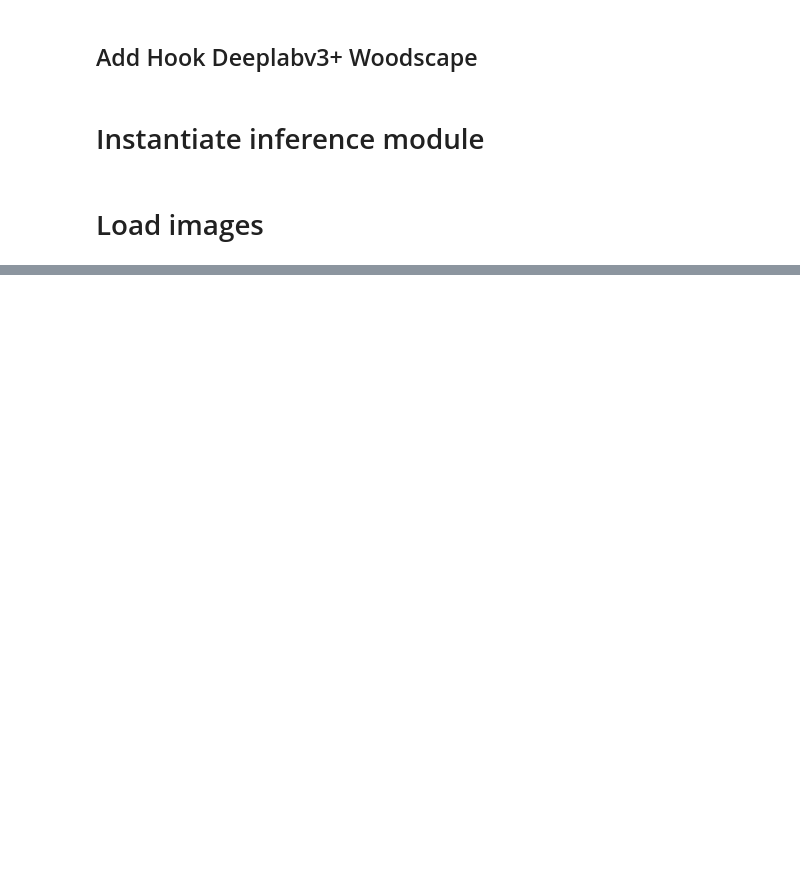
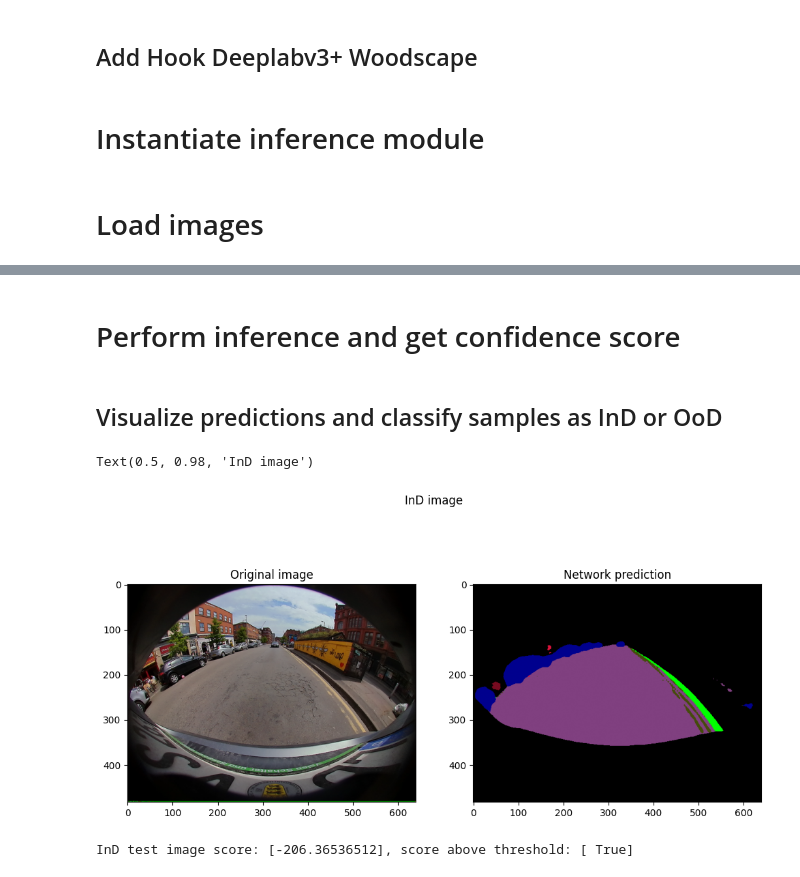
Before and after one commit to danielm322/OoO_Detection, a Jupyter notebook: examples/3_performing_inference.ipynb, the cells around one changed output, grey strips where cells are left out. Drawn from its saved outputs; the diff is of its cells as text; code cells hidden in the pictures; blank space fills up the shorter version.

```diff
--- a/examples/3_performing_inference.ipynb
+++ b/examples/3_performing_inference.ipynb
@@ -155 +209,3 @@ ood_img
+# %% [markdown]
+# Perform inference and get confidence score
 # %%
@@ -159,0 +217,32 @@ ood_prediction, ood_img_score = larem_inference_module.get_score(ood_tensor_img,
+# %% [markdown]
+## Visualize predictions and classify samples as InD or OoD
+# %%
+# Transform prediction maps to visualize predictions
+argmax_pred_ind = torch.argmax(ind_prediction.squeeze(0), dim=0)
+argmax_pred_ood0 = torch.argmax(ood_prediction0.squeeze(0), dim=0)
+argmax_pred_ood1 = torch.argmax(ood_prediction1.squeeze(0), dim=0)
+ind_pred_img = ws_dm_normal_dlv3p.woodscape_ds_valid.decode_segmap(
+    argmax_pred_ind.cpu().numpy()
+)
+ood_pred_img0 = ws_dm_normal_dlv3p.woodscape_ds_valid.decode_segmap(
+    argmax_pred_ood0.cpu().numpy()
+)
+ood_pred_img1 = ws_dm_normal_dlv3p.woodscape_ds_valid.decode_segmap(
+    argmax_pred_ood1.cpu().numpy()
+)
+# %%
+# InD image predicted map
+fig, axs = plt.subplots(1, 2, figsize=(12, 6), sharey=False)
+axs[0].imshow(ind_img)
+axs[0].set_title("Original image")
+axs[1].imshow(ind_pred_img)
+axs[1].set_title("Network prediction")
+fig.suptitle('InD image')
+# %% [output]
+Text(0.5, 0.98, 'InD image')
+[figure, added]
+# %%
+# InD image confidence score
+print(f"InD test image score: {ind_img_score}, score above threshold: {ind_img_score > threshold_larem}")
+# %% [output]
+InD test image score: [-206.36536512], score above threshold: [ True]
```
Also changed, not shown: parts of 24 cells of this notebook, 2 other files.
